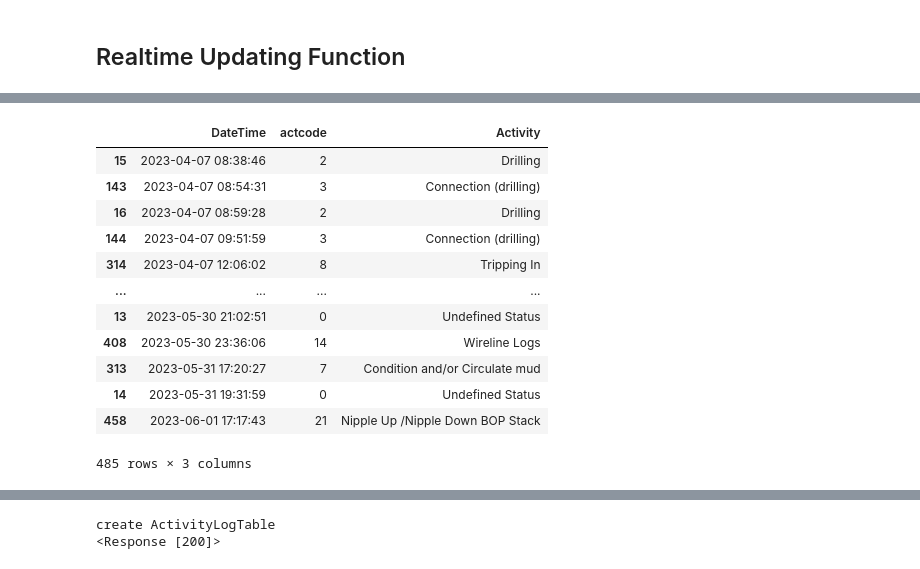
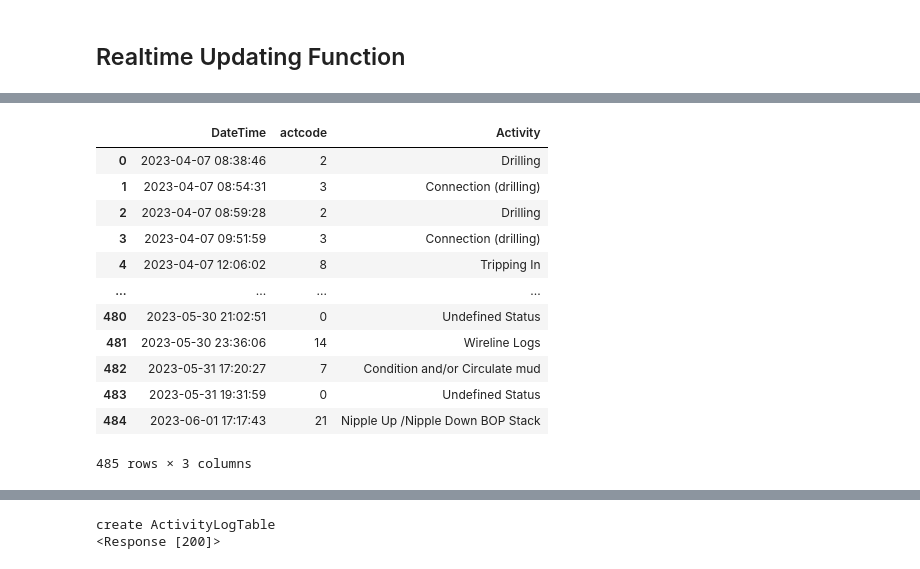
Before and after one commit to jiunx7174/MIH-Dashboard-Project, a Jupyter notebook: Streamlit_App_v3/Notebook/00_DataRealtimePipeline.ipynb, the cells around one changed output, grey strips where cells are left out. Saved outputs shown, nothing was run; the diff lists cells and outputs as text; code cells hidden in the pictures.

```diff
--- a/Streamlit_App_v3/Notebook/00_DataRealtimePipeline.ipynb
+++ b/Streamlit_App_v3/Notebook/00_DataRealtimePipeline.ipynb
@@ -862,22 +864,32 @@ IO_Data.getAvailableWellDF('MCG', UserAuthDict)
 # %%
-request_json = {
-	"wid":243,
-	"start_date":"2000-08-04 13:02:47",
-	"end_date":"2029-08-04 22:17:30"
+# request_json = {
+# 	"wid":243,
+# 	"start_date":"2000-08-04 13:02:47",
+# 	"end_date":"2029-08-04 22:17:30"
+# }
+# getRigActivityAPI = "https://pdumitradome.id/dome_api/rtdc/get_drilling_activity"
+
+# response = requests.post(
+#     getRigActivityAPI,
+#     data=json.dumps(
+#         request_json,
+#         indent = 4
+#     )
+# )
+# IO_Data.getRigActivity(WellInfoDict)
+# rigActivityDF = pd.DataFrame(dict(response.json())['data'])
+# rigActivityDF.sort_values(by='dt', inplace=True)
+# rigActivityDF.rename(columns={'activity': 'Activity', 'dt':'DateTime'}, inplace=True)
+# rigActivityDF['DateTime'] = pd.to_datetime(rigActivityDF['DateTime'])
+reload(IO_Data)
+WellInfoDict = {
+  "cid": 74,
+  "wid": 243,
+  "WellName": "IJN 2-1",
+  "RigName": "3    EPI-9\nName: rig_name, dtype: string",
+  "ActiveDate": "2023-04-05",
+  "EndDate": "2023-05-31"
 }
-getRigActivityAPI = "https://pdumitradome.id/dome_api/rtdc/get_drilling_activity"
-
-response = requests.post(
-    getRigActivityAPI,
-    data=json.dumps(
-        request_json,
-        indent = 4
-    )
-)
-rigActivityDF = pd.DataFrame(dict(response.json())['data'])
-rigActivityDF.sort_values(by='dt', inplace=True)
-rigActivityDF.rename(columns={'activity': 'Activity', 'dt':'DateTime'}, inplace=True)
-rigActivityDF['DateTime'] = pd.to_datetime(rigActivityDF['DateTime'])
-
+rigActivityDF = IO_Data.getRigActivity(WellInfoDict)
 rigActivityDF
 # %% [output]
@@ -884,15 +897,15 @@ rigActivityDF
 |  | DateTime | actcode | Activity |
-| 15 | 2023-04-07 08:38:46 | 2 | Drilling |
-| 143 | 2023-04-07 08:54:31 | 3 | Connection (drilling) |
-| 16 | 2023-04-07 08:59:28 | 2 | Drilling |
-| 144 | 2023-04-07 09:51:59 | 3 | Connection (drilling) |
-| 314 | 2023-04-07 12:06:02 | 8 | Tripping In |
+| 0 | 2023-04-07 08:38:46 | 2 | Drilling |
+| 1 | 2023-04-07 08:54:31 | 3 | Connection (drilling) |
+| 2 | 2023-04-07 08:59:28 | 2 | Drilling |
+| 3 | 2023-04-07 09:51:59 | 3 | Connection (drilling) |
+| 4 | 2023-04-07 12:06:02 | 8 | Tripping In |
 | ... | ... | ... | ... |
-| 13 | 2023-05-30 21:02:51 | 0 | Undefined Status |
-| 408 | 2023-05-30 23:36:06 | 14 | Wireline Logs |
-| 313 | 2023-05-31 17:20:27 | 7 | Condition and/or Circulate mud |
-| 14 | 2023-05-31 19:31:59 | 0 | Undefined Status |
-| 458 | 2023-06-01 17:17:43 | 21 | Nipple Up /Nipple Down BOP Stack |
+| 480 | 2023-05-30 21:02:51 | 0 | Undefined Status |
+| 481 | 2023-05-30 23:36:06 | 14 | Wireline Logs |
+| 482 | 2023-05-31 17:20:27 | 7 | Condition and/or Circulate mud |
+| 483 | 2023-05-31 19:31:59 | 0 | Undefined Status |
+| 484 | 2023-06-01 17:17:43 | 21 | Nipple Up /Nipple Down BOP Stack |
-485 rows × 3 columns
+485 rows × 3 columns
 # %%
 reload(IO_Data)
```
Also changed, not shown: parts of 22 cells of this notebook, 27 other files.
